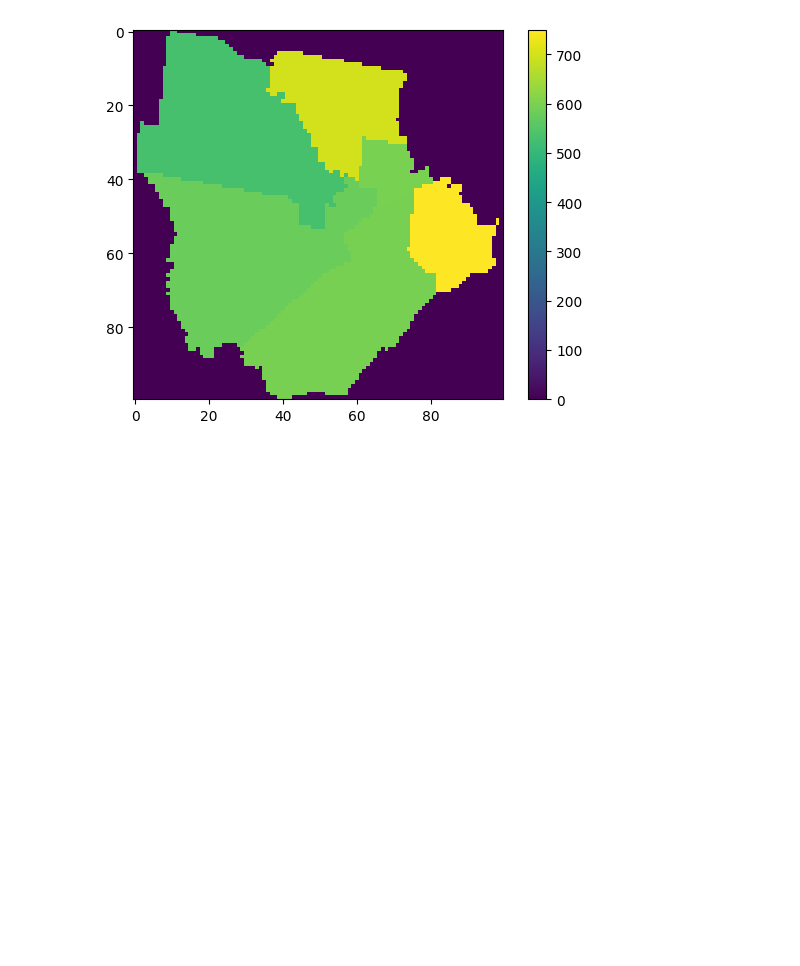
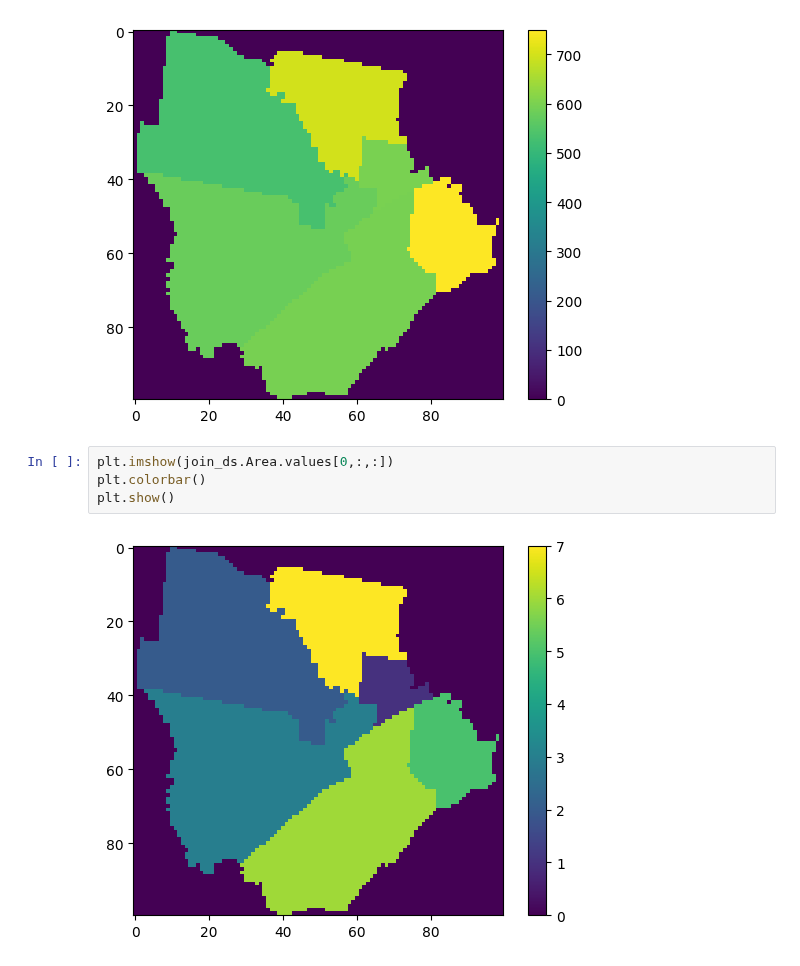
Before and after one commit to aus-plant-phenomics-network/mccn-engine, a Jupyter notebook: vector_load.ipynb, the cells around one changed output. Drawn from its saved outputs; the diff is of its cells as text; blank space fills up the shorter version.

```diff
--- a/vector_load.ipynb
+++ b/vector_load.ipynb
@@ -179,3 +177,9 @@ plt.colorbar()
 plt.show()
 # %% [output]
 [figure]
+# %%
+plt.imshow(join_ds.Area.values[0,:,:])
+plt.colorbar()
+plt.show()
+# %% [output]
+[figure, added]
```
Also changed, not shown: parts of 10 cells of this notebook.
